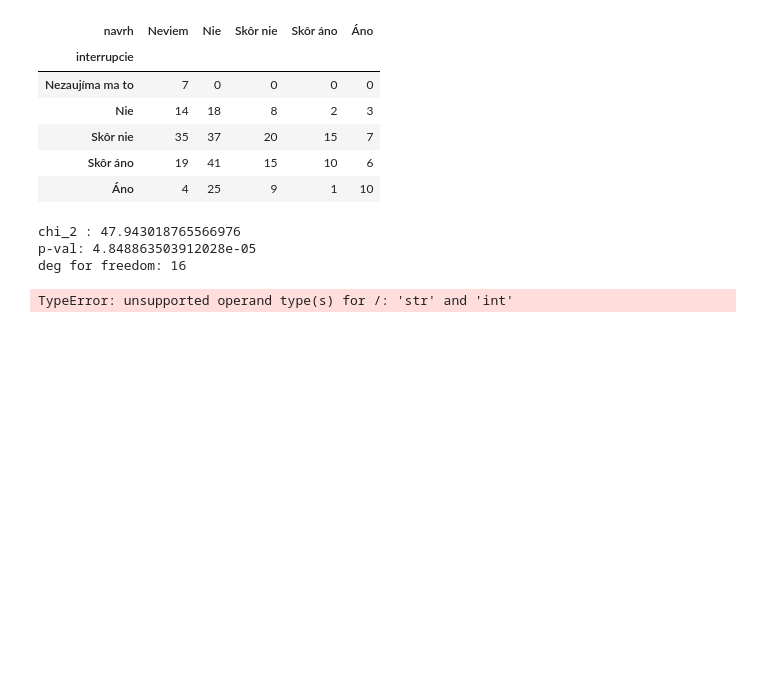
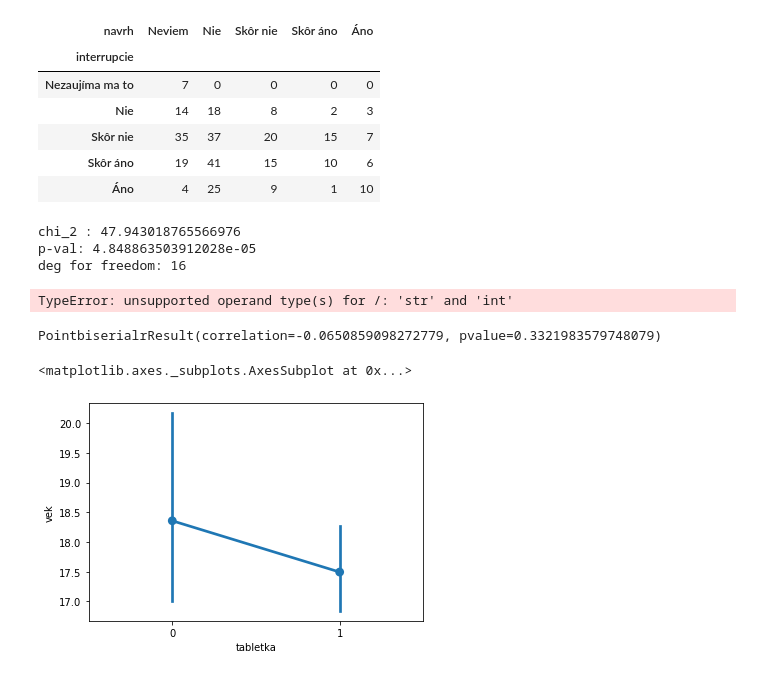
Before and after one commit to KlaraHirm/SOC, a Jupyter notebook: SOC.ipynb, the cells around one changed output. Saved outputs shown, nothing was run; the diff lists cells and outputs as text; code cells hidden in the pictures; blank space fills up the shorter version.

Commit message:
biserial correlation

```diff
--- a/SOC.ipynb
+++ b/SOC.ipynb
@@ -58,11 +58,14 @@ main['vek'] = pd.to_numeric(main['vek'], errors='coerce')
 korelacia = main
 korelacia = korelacia[['vek','prvySex']]
 categorical = main
-ucitelka = main
-# pearsonTest = main
-# pearsonTest = pearsonTest[['navrh' , 'tabletka']]
-skuska = main[['navrh','tabletka']]
-# skuska2 = main[['interrupcie','navrh']]
+# ucitelka = main
+# # pearsonTest = main
+# # pearsonTest = pearsonTest[['navrh' , 'tabletka']]
+# skuska = main[['vek','tabletka']]
+# # skuska2 = main[['interrupcie','navrh']]
+# indexNez = list(skuska[skuska['tabletka'].str.contains('Neviem')].index)
+# skuska = skuska.drop(indexNez)
+upravena = main
 # %%
 print(korelacia.dtypes)
 # %% [output]
@@ -411,4 +414,6 @@ array(['Áno', 'Neviem', 'Nie', 'záleži na okolnostiach'], dtype=object)
 # %%
-skuska['navrh'] = np.where((skuska.navrh == 'Skôr áno'),str('Áno'),skuska.navrh)
-skuska['navrh'] = np.where((skuska.navrh == 'Skôr nie'),str('Nie'),skuska.navrh)
-skuska['tabletka'] = np.where((skuska.tabletka == 'záleži na okolnostiach'),str('Áno'),skuska.tabletka)
+# skuska['navrh'] = np.where((skuska.navrh == 'Skôr áno'),str('Áno'),skuska.navrh)
+# skuska['navrh'] = np.where((skuska.navrh == 'Skôr nie'),str('Nie'),skuska.navrh)
+skuska['tabletka'] = np.where((skuska.tabletka == 'záleži na okolnostiach'),int(1),skuska.tabletka)
+skuska['tabletka'] = np.where((skuska.tabletka == 'Áno'),int(1),skuska.tabletka)
+skuska['tabletka'] = np.where((skuska.tabletka == 'Nie'),int(0),skuska.tabletka)
@@ -542,0 +530,11 @@ skuska.
+# %%
+import scipy
+from scipy import stats
+scipy.stats.pointbiserialr(skuska['tabletka'],skuska['vek'])
+# %% [output]
+PointbiserialrResult(correlation=-0.0650859098272779, pvalue=0.3321983579748079)
+# %%
+sns.pointplot(x="tabletka", y="vek", data=skuska)
+# %% [output]
+<matplotlib.axes._subplots.AxesSubplot at 0x...>
+[figure, added]
```
Also changed, not shown: parts of 15 cells of this notebook.
